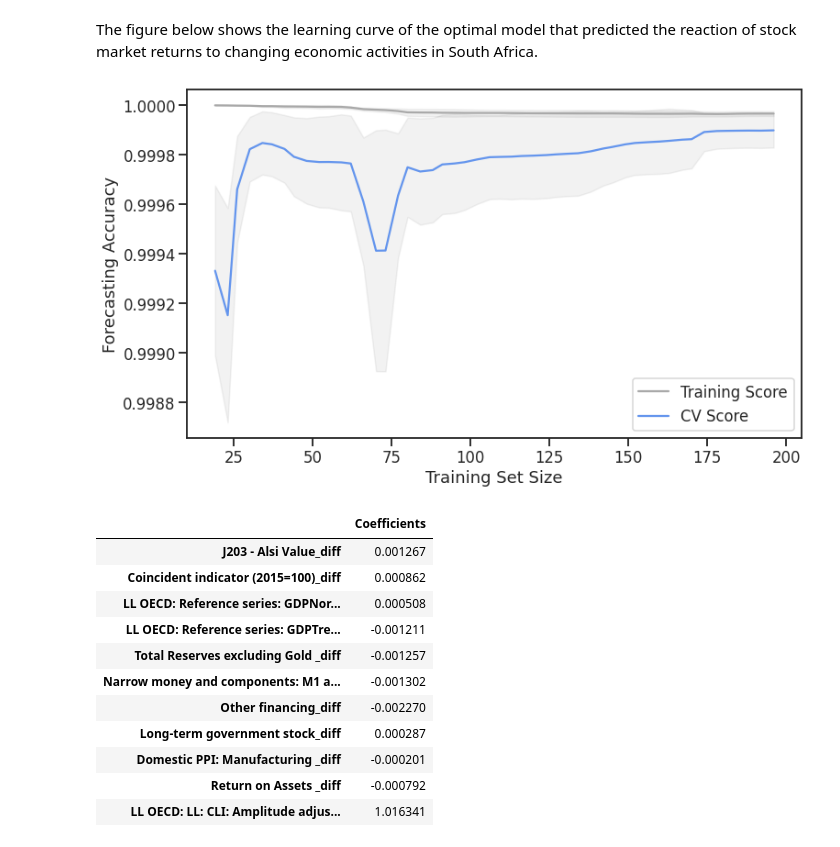
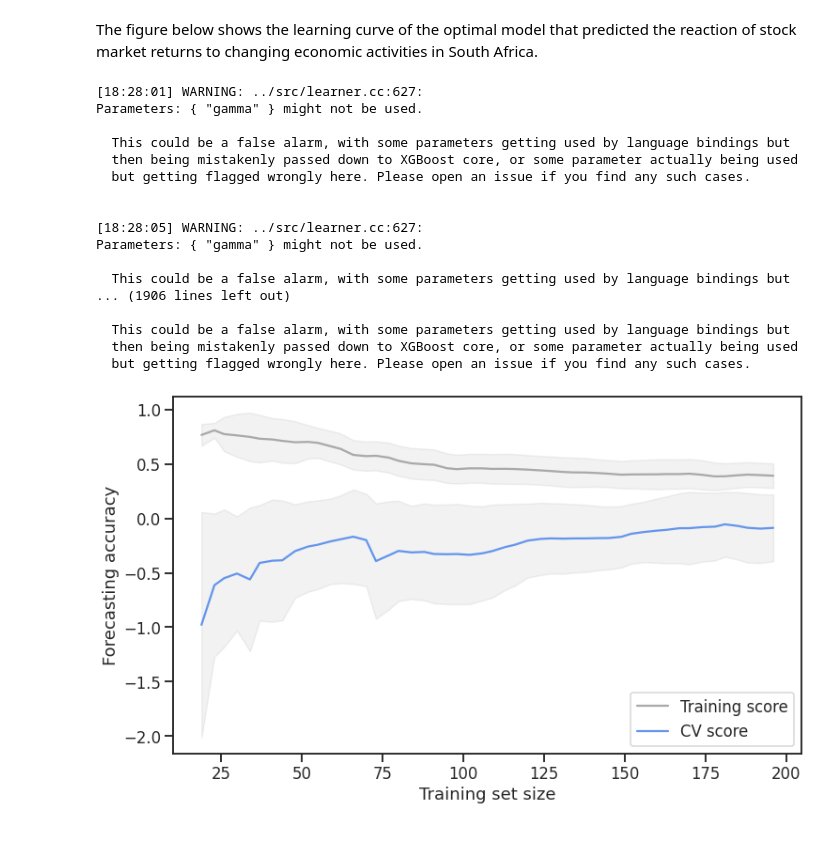
Before and after one commit to tshepochris/mastersproject, a Jupyter notebook: mastersproject.ipynb, the cells around one changed output. Saved outputs shown, nothing was run; the diff lists cells and outputs as text; code cells hidden in the pictures.

```diff
--- a/mastersproject.ipynb
+++ b/mastersproject.ipynb
@@ -1992,46 +1992,48 @@ combined_pca_reduced_models_performance_appraisal_results
 # %% [markdown]
 The figure below shows the learning curve of the optimal model that predicted the reaction of stock market returns to changing economic activities in South Africa.
 # %%
-x = np.array(reduced_feature_set_rft.iloc[::, 0: -1]) # Assign predictor features
-y = np.array(pd.DataFrame(reduced_feature_set_rft.iloc[::, -1])) # Assign the target feature
+x = np.array(reduced_feature_set_dt.iloc[::, 0: -1]) # Assign predictor features
+y = np.array(pd.DataFrame(reduced_feature_set_dt.iloc[::, -1])) # Assign the target feature
 x_train, x_test, y_train, y_test = train_test_split(x,y,test_size = 0.1, random_state=0)
 scaler = StandardScaler()
 x_train = scaler.fit_transform(x_train)
 x_test = scaler.transform(x_test)
-ols = LinearRegression(fit_intercept=False)
-ols.fit(x_train, y_train)
-trainsize_ols, trainscore_ols, testscore_ols  =  learning_curve(ols, x, y, cv = 5, n_jobs = 5, train_sizes = np.linspace(0.1, 1.0, 50))
-trainscore_ols_mean  =  np.mean(trainscore_ols,axis = 1)
-testscore_ols_mean  =  np.mean(testscore_ols,axis = 1)
-trainscore_ols_std = np.std(trainscore_ols, axis = 1)
-testscore_ols_std = np.std(testscore_ols, axis = 1)
-plt.plot(trainsize_ols, trainscore_ols_mean, color="darkgrey", label = "Training Score",)
-plt.plot(trainsize_ols, testscore_ols_mean, color = "cornflowerblue", label = "CV Score",)
-plt.fill_between(trainsize_ols, trainscore_ols_mean - trainscore_ols_std,
-                 trainscore_ols_mean + trainscore_ols_std, alpha=0.1,
+xgbt = XGBRegressor(n_estimators=10, learning_rate=0.06, gamma=1, booster='gblinear',
+                     reg_lambda=0.0001, reg_alpha=0.0001,
+                     n_jobs=-1)
+xgbt.fit(x_train, y_train)
+trainsize_xgbt, trainscore_xgbt, testscore_xgbt  =  learning_curve(xgbt, x, y, cv = 5, n_jobs = 5, train_sizes = np.linspace(0.1, 1.0, 50))
+trainscore_xgbt_mean  =  np.mean(trainscore_xgbt,axis = 1)
+testscore_xgbt_mean  =  np.mean(testscore_xgbt,axis = 1)
+trainscore_xgbt_std = np.std(trainscore_xgbt, axis = 1)
+testscore_xgbt_std = np.std(testscore_xgbt, axis = 1)
+plt.plot(trainsize_xgbt, trainscore_xgbt_mean, color="darkgrey", label = "Training score",)
+plt.plot(trainsize_xgbt, testscore_xgbt_mean, color = "cornflowerblue", label = "CV score",)
+plt.fill_between(trainsize_xgbt, trainscore_xgbt_mean - trainscore_xgbt_std,
+                 trainscore_xgbt_mean + trainscore_xgbt_std, alpha=0.1,
                  color="grey")
-plt.fill_between(trainsize_ols, testscore_ols_mean - testscore_ols_std,
-                 testscore_ols_mean + testscore_ols_std, alpha=0.1, color="gray")
-plt.xlabel("Training Set Size")
-plt.ylabel("Forecasting Accuracy")
+plt.fill_between(trainsize_xgbt, testscore_xgbt_mean - testscore_xgbt_std,
+                 testscore_xgbt_mean + testscore_xgbt_std, alpha=0.1, color="gray")
+plt.xlabel("Training set size")
+plt.ylabel("Forecasting accuracy")
 plt.legend(loc = 4)
 plt.show()
 # %% [output]
+[18:28:01] WARNING: ../src/learner.cc:627:
+Parameters: { "gamma" } might not be used.
+
+  This could be a false alarm, with some parameters getting used by language bindings but
+  then being mistakenly passed down to XGBoost core, or some parameter actually being used
+  but getting flagged wrongly here. Please open an issue if you find any such cases.
+
+
+[18:28:05] WARNING: ../src/learner.cc:627:
+Parameters: { "gamma" } might not be used.
+
+  This could be a false alarm, with some parameters getting used by language bindings but
+... (1906 lines left out)
+
+  This could be a false alarm, with some parameters getting used by language bindings but
+  then being mistakenly passed down to XGBoost core, or some parameter actually being used
+  but getting flagged wrongly here. Please open an issue if you find any such cases.
-[figure, old version]
+[figure, new version]
-# %%
-ols_coef = pd.DataFrame(ols.coef_, columns = [reduced_feature_set_rft.iloc[::, 0: -1].columns], index = ["Coefficients"])
-ols_coef = ols_coef.transpose()
-ols_coef
-# %% [output]
-|  | Coefficients |
-| J203 - Alsi Value_diff | 0.001267 |
-| Coincident indicator (2015=100)_diff | 0.000862 |
-| LL OECD: Reference series: GDPNor... | 0.000508 |
-| LL OECD: Reference series: GDPTre... | -0.001211 |
-| Total Reserves excluding Gold _diff | -0.001257 |
-| Narrow money and components: M1 a... | -0.001302 |
-| Other financing_diff | -0.002270 |
-| Long-term government stock_diff | 0.000287 |
-| Domestic PPI: Manufacturing _diff | -0.000201 |
-| Return on Assets _diff | -0.000792 |
-| LL OECD: LL: CLI: Amplitude adjus... | 1.016341 |
```
Also changed, not shown: parts of 18 cells of this notebook.
